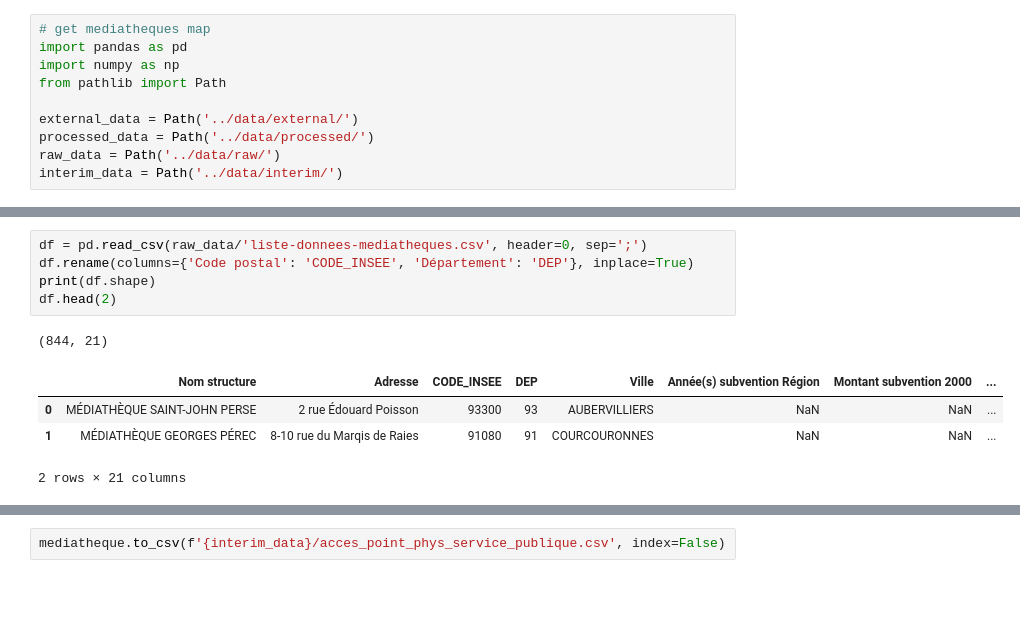
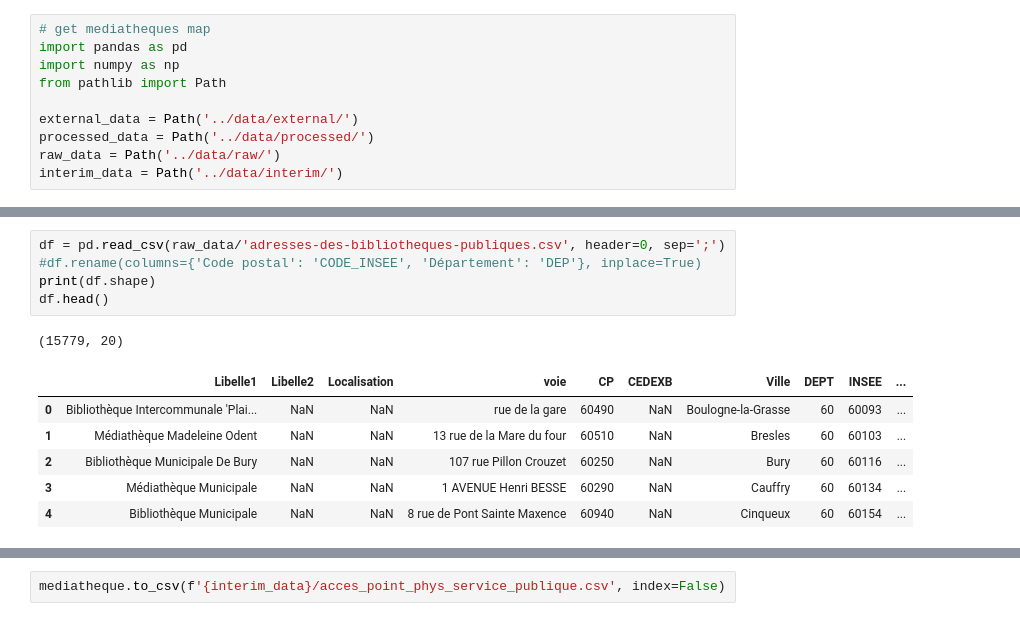
Before and after one commit to dataforgoodfr/batch8_mednum, a Jupyter notebook: notebooks/acces_information.ipynb, the cells around one changed output, grey strips where cells are left out. Saved outputs shown, nothing was run; the diff lists cells and outputs as text; blank space fills up the shorter version.

Commit message:
updating acces_point_phys_service_publique

```diff
--- a/notebooks/acces_information.ipynb
+++ b/notebooks/acces_information.ipynb
@@ -34,13 +34,15 @@ commune
 | 35009 | 97617 | Tsingoni | 976 |
 35010 rows × 3 columns
 # %%
-df = pd.read_csv(raw_data/'liste-donnees-mediatheques.csv', header=0, sep=';')
-df.rename(columns={'Code postal': 'CODE_INSEE', 'Département': 'DEP'}, inplace=True)
+df = pd.read_csv(raw_data/'adresses-des-bibliotheques-publiques.csv', header=0, sep=';')
+#df.rename(columns={'Code postal': 'CODE_INSEE', 'Département': 'DEP'}, inplace=True)
 print(df.shape)
-df.head(2)
+df.head()
 # %% [output]
-(844, 21)
+(15779, 20)
-|  | Nom structure | Adresse | CODE_INSEE | DEP | Ville | Année(s) subvention Région | Montant subvention 2000 | ... |
-| 0 | MÉDIATHÈQUE SAINT-JOHN PERSE | 2 rue Édouard Poisson | 93300 | 93 | AUBERVILLIERS | NaN | NaN | ... |
-| 1 | MÉDIATHÈQUE GEORGES PÉREC | 8-10 rue du Marqis de Raies | 91080 | 91 | COURCOURONNES | NaN | NaN | ... |
+|  | Libelle1 | Libelle2 | Localisation | voie | CP | CEDEXB | Ville | DEPT | INSEE | ... |
+| 0 | Bibliothèque Intercommunale 'Plai... | NaN | NaN | rue de la gare | 60490 | NaN | Boulogne-la-Grasse | 60 | 60093 | ... |
+| 1 | Médiathèque Madeleine Odent | NaN | NaN | 13 rue de la Mare du four | 60510 | NaN | Bresles | 60 | 60103 | ... |
+| 2 | Bibliothèque Municipale De Bury | NaN | NaN | 107 rue Pillon Crouzet | 60250 | NaN | Bury | 60 | 60116 | ... |
+| 3 | Médiathèque Municipale | NaN | NaN | 1 AVENUE Henri BESSE | 60290 | NaN | Cauffry | 60 | 60134 | ... |
+| 4 | Bibliothèque Municipale | NaN | NaN | 8 rue de Pont Sainte Maxence | 60940 | NaN | Cinqueux | 60 | 60154 | ... |
-2 rows × 21 columns
```
Also changed, not shown: parts of 8 cells of this notebook, 2 other files.
